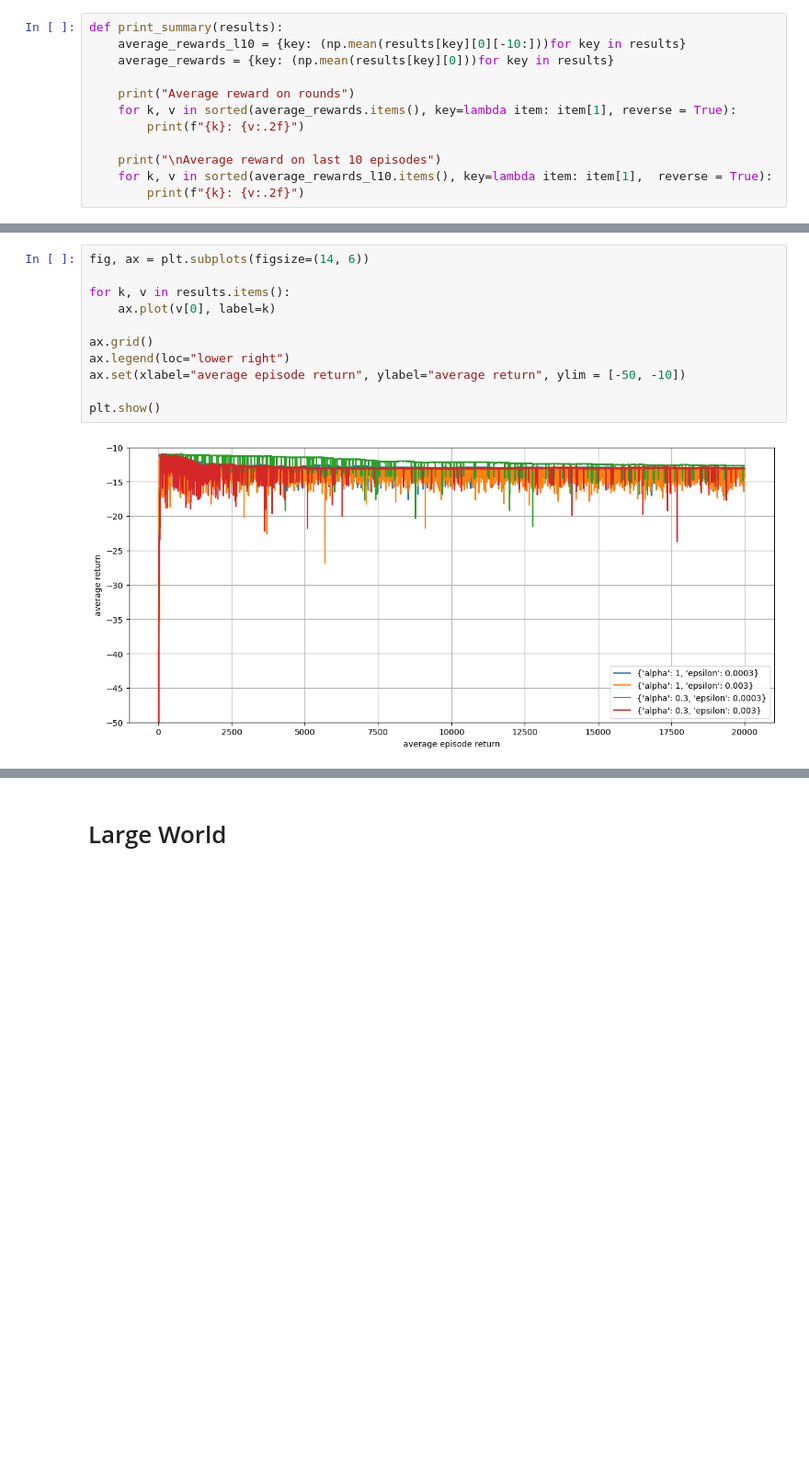
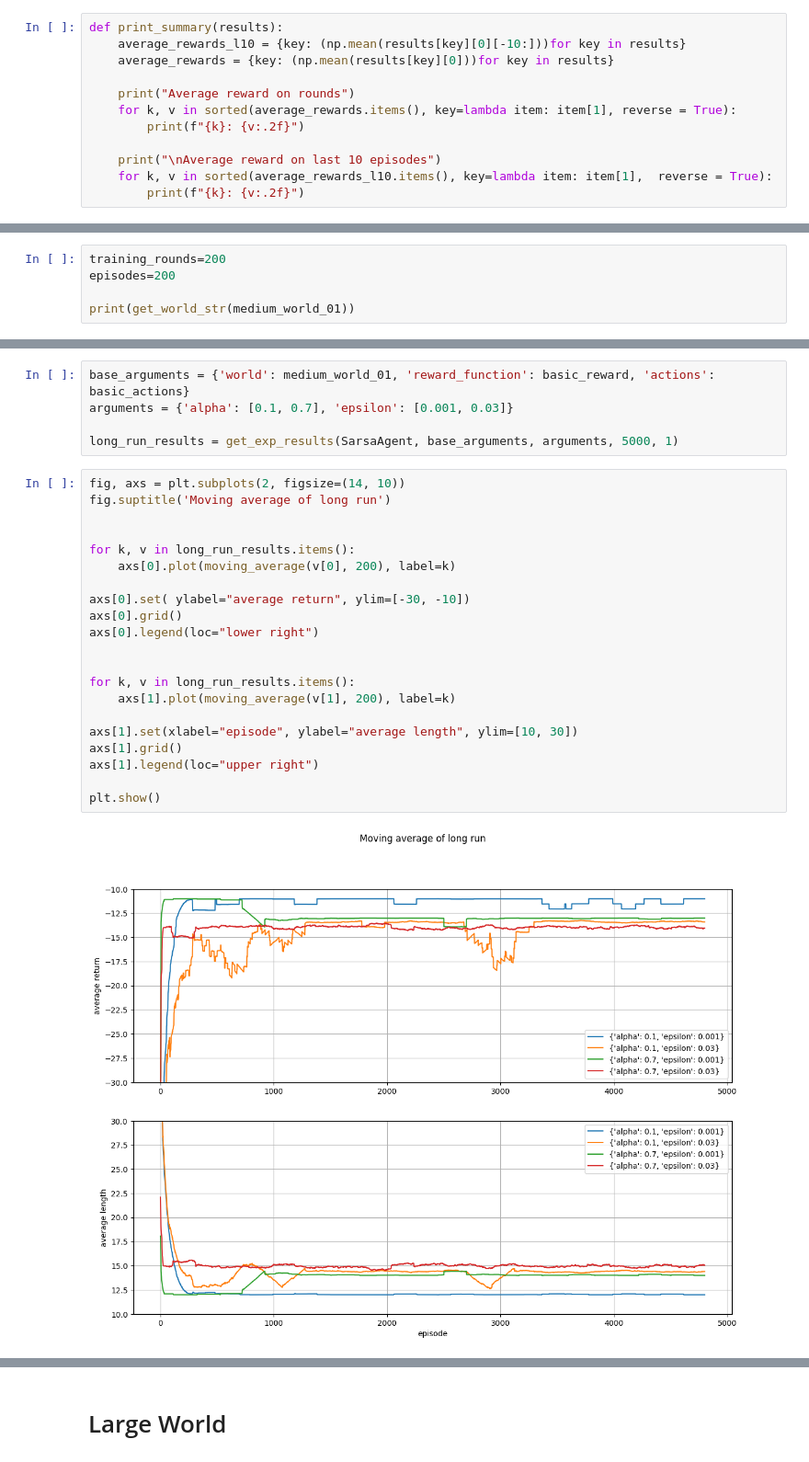
Before and after one commit to hmeretti/grid-world, a Jupyter notebook: notebooks/experiments/tunnning/sarsa.ipynb, the cells around one changed output, grey strips where cells are left out. Shown at 92% size. Saved outputs shown, nothing was run; the diff lists cells and outputs as text; blank space fills up the shorter version.

Commit message:
sarsa notebook completed

```diff
--- a/notebooks/experiments/tunnning/sarsa.ipynb
+++ b/notebooks/experiments/tunnning/sarsa.ipynb
@@ -70,0 +63,5 @@ def print_summary(results):
+# %%
+training_rounds=200
+episodes=200
+
+print(get_world_str(medium_world_01))
@@ -205,13 +210,28 @@ Average reward on last 10 episodes
+# %%
+base_arguments = {'world': medium_world_01, 'reward_function': basic_reward, 'actions': basic_actions}
+arguments = {'alpha': [0.1, 0.7], 'epsilon': [0.001, 0.03]}
+
+long_run_results = get_exp_results(SarsaAgent, base_arguments, arguments, 5000, 1)
 # %%
-fig, ax = plt.subplots(figsize=(14, 6))
+fig, axs = plt.subplots(2, figsize=(14, 10))
+fig.suptitle('Moving average of long run')
 
-for k, v in results.items():
-    ax.plot(v[0], label=k)
 
-ax.grid()
-ax.legend(loc="lower right")
-ax.set(xlabel="average episode return", ylabel="average return", ylim = [-50, -10])
+for k, v in long_run_results.items():
+    axs[0].plot(moving_average(v[0], 200), label=k)
+
+axs[0].set( ylabel="average return", ylim=[-30, -10])
+axs[0].grid()
+axs[0].legend(loc="lower right")
+
+
+for k, v in long_run_results.items():
+    axs[1].plot(moving_average(v[1], 200), label=k)
+
+axs[1].set(xlabel="episode", ylabel="average length", ylim=[10, 30])
+axs[1].grid()
+axs[1].legend(loc="upper right")
 
 plt.show()
 # %% [output]
-[figure, old version]
+[figure, new version]
```
Also changed, not shown: parts of 45 cells of this notebook, 4 other files.
